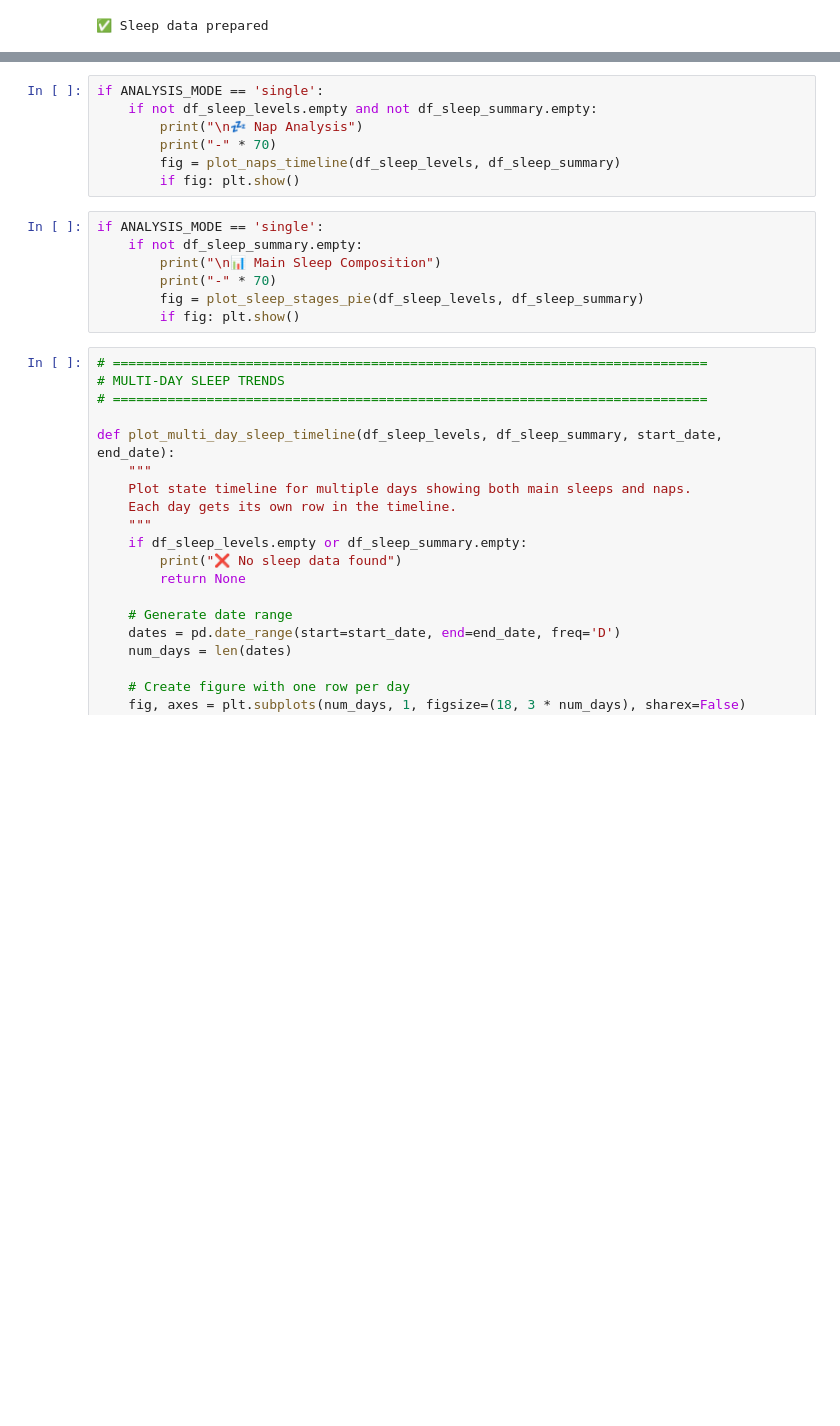
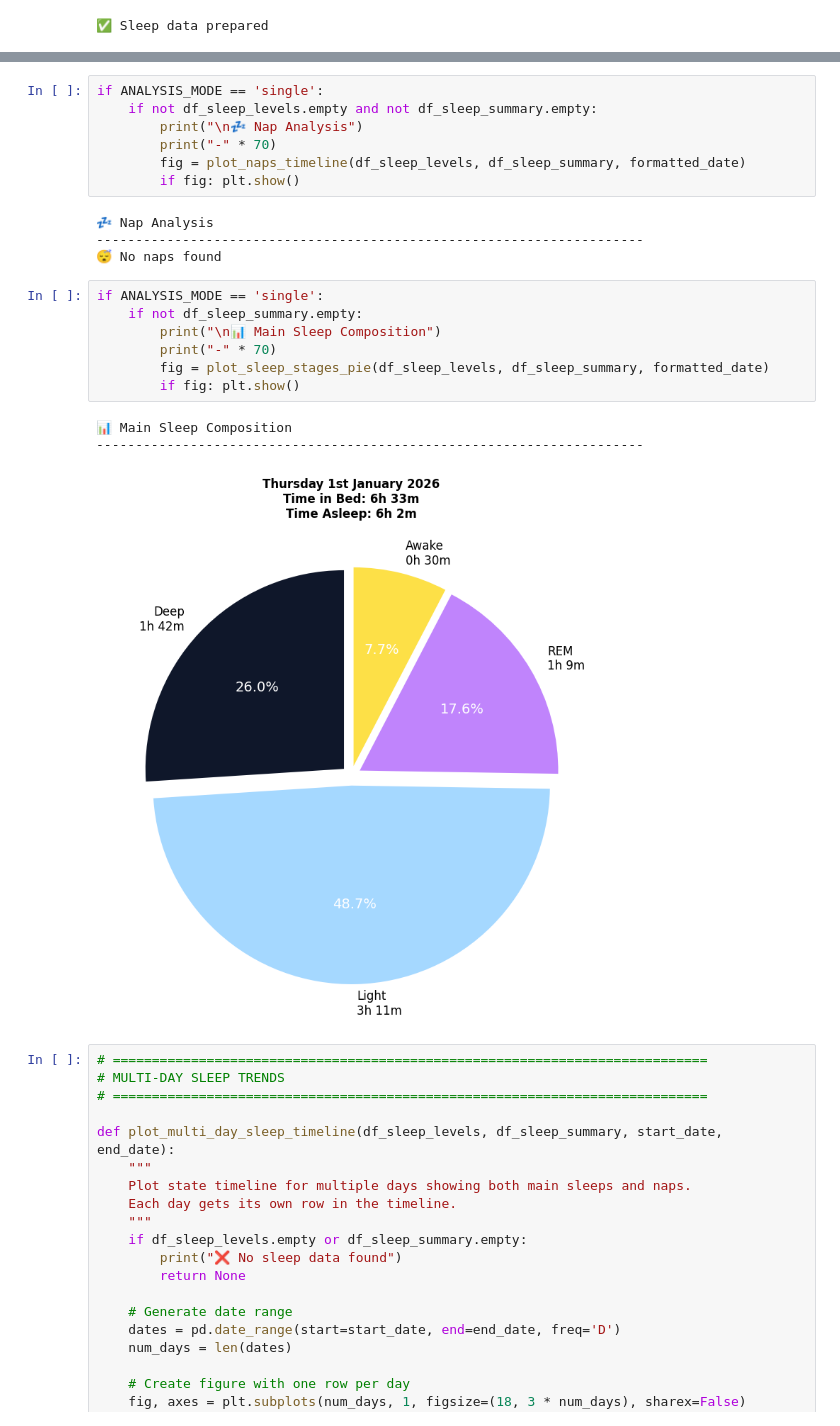
Before and after one commit to followcrom/cromWell, a Jupyter notebook: notebooks/SLEEP_ANALYSIS.ipynb, the cells around one changed output, grey strips where cells are left out. Drawn from its saved outputs; the diff is of its cells as text; blank space fills up the shorter version.

```diff
--- a/notebooks/SLEEP_ANALYSIS.ipynb
+++ b/notebooks/SLEEP_ANALYSIS.ipynb
@@ -281,15 +269,23 @@ if ANALYSIS_MODE == 'single':
     if not df_sleep_levels.empty and not df_sleep_summary.empty:
         print("\n💤 Nap Analysis")
         print("-" * 70)
-        fig = plot_naps_timeline(df_sleep_levels, df_sleep_summary)
+        fig = plot_naps_timeline(df_sleep_levels, df_sleep_summary, formatted_date)
         if fig: plt.show()
+# %% [output]
+💤 Nap Analysis
+----------------------------------------------------------------------
+😴 No naps found
 # %%
 if ANALYSIS_MODE == 'single':
     if not df_sleep_summary.empty:
         print("\n📊 Main Sleep Composition")
         print("-" * 70)
-        fig = plot_sleep_stages_pie(df_sleep_levels, df_sleep_summary)
+        fig = plot_sleep_stages_pie(df_sleep_levels, df_sleep_summary, formatted_date)
         if fig: plt.show()
+# %% [output]
+📊 Main Sleep Composition
+----------------------------------------------------------------------
+[figure, added]
 # %%
 # ============================================================================
 # MULTI-DAY SLEEP TRENDS
```
Also changed, not shown: parts of 10 cells of this notebook, 3 other files.
